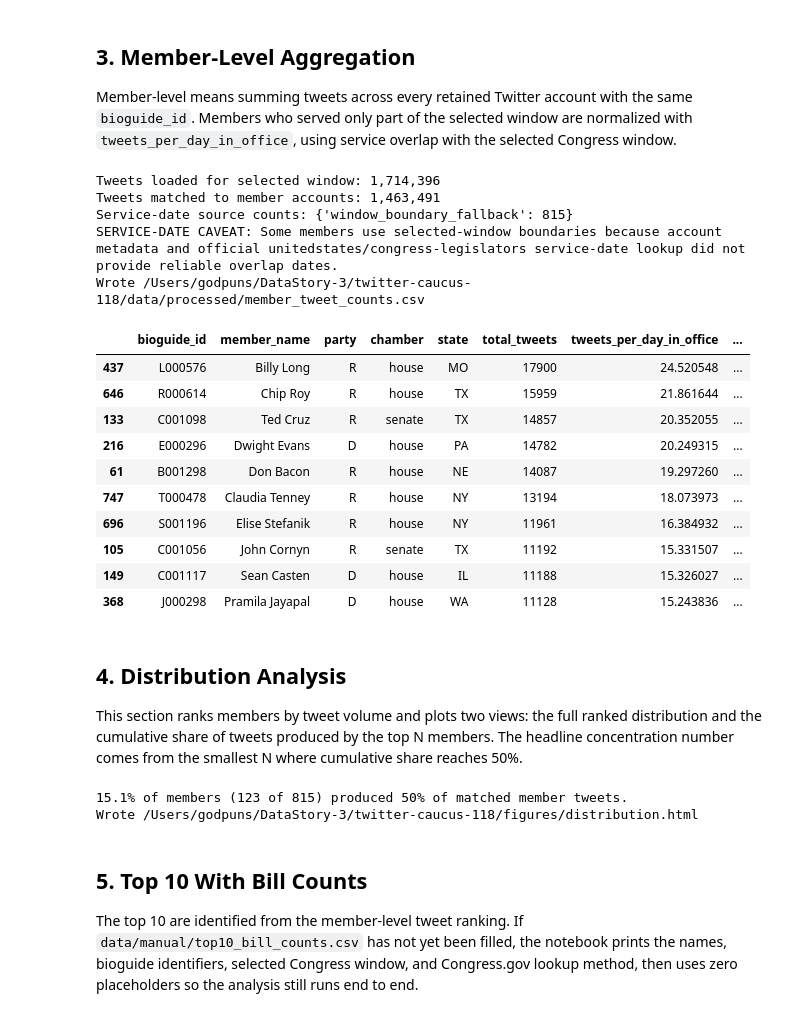
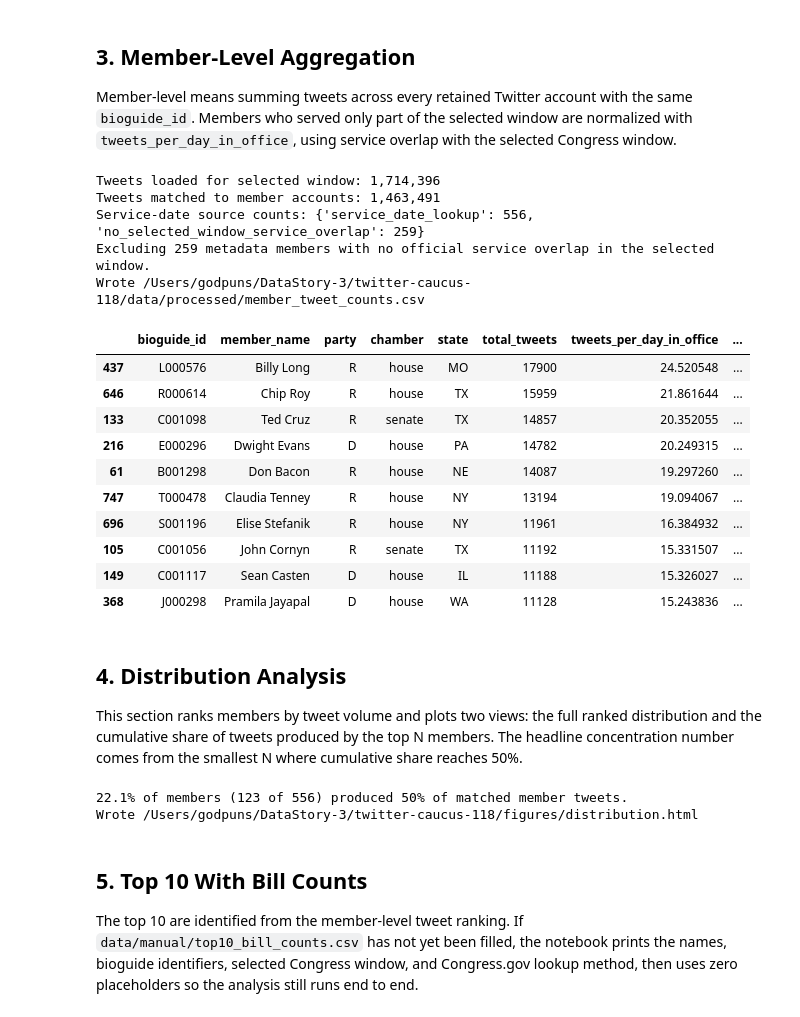
Before and after one commit to andyhkim29/DataStory-3, a Jupyter notebook: twitter-caucus-118/notebook.executed.ipynb, the cells around one changed output. Drawn from its saved outputs; the diff is of its cells as text; code cells hidden in the pictures.

Commit message:
Fix service-date filtering and methodology checks

```diff
--- a/twitter-caucus-118/notebook.executed.ipynb
+++ b/twitter-caucus-118/notebook.executed.ipynb
@@ -24,6 +24,7 @@ import pandas as pd
 import plotly.graph_objects as go
 from plotly.subplots import make_subplots
 import requests
+import yaml
 from IPython.display import Markdown, display
 
 PROJECT_DIR = Path.cwd()
@@ -42,8 +43,8 @@ for path in [TWEET_CACHE_DIR, ACCOUNT_CACHE_DIR, SERVICE_DATE_DIR, PROCESSED_DIR
 TWEET_URL_TEMPLATE = "https://raw.githubusercontent.com/alexlitel/congresstweets/master/data/{date}.json"
 ACCOUNT_METADATA_URL = "https://raw.githubusercontent.com/alexlitel/congresstweets-accounts/master/historical-users-filtered.json"
 # This public dataset is used only as a service-date fallback when account metadata lacks reliable service dates.
-LEGISLATORS_CURRENT_URL = "https://raw.githubusercontent.com/unitedstates/congress-legislators/main/legislators-current.json"
-LEGISLATORS_HISTORICAL_URL = "https://raw.githubusercontent.com/unitedstates/congress-legislators/main/legislators-historical.json"
+LEGISLATORS_CURRENT_URL = "https://raw.githubusercontent.com/unitedstates/congress-legislators/main/legislators-current.yaml"
+LEGISLATORS_HISTORICAL_URL = "https://raw.githubusercontent.com/unitedstates/congress-legislators/main/legislators-historical.yaml"
 
 PRIMARY_WINDOW = {"label": "118th Congress", "start": date(2023, 1, 3), "end": date(2025, 1, 3)}
 FALLBACK_WINDOW = {"label": "117th Congress", "start": date(2021, 1, 3), "end": date(2023, 1, 3)}
@@ -85,6 +86,23 @@ def read_or_download_json(cache_path: Path, url: str) -> tuple[Any | None, str]:
     except requests.RequestException:
         return None, "download_failed"
     except json.JSONDecodeError:
+        return None, "parse_failed"
+
+
+def read_or_download_yaml(cache_path: Path, url: str) -> tuple[Any | None, str]:
+    if cache_path.exists():
+        try:
+            return yaml.safe_load(cache_path.read_text()), "cached"
+        except yaml.YAMLError:
+            return None, "parse_failed"
+    try:
+        text = download_text(url)
+        data = yaml.safe_load(text)
+        cache_path.write_text(text)
+        return data, "downloaded"
+    except requests.RequestException:
+        return None, "download_failed"
+    except yaml.YAMLError:
         return None, "parse_failed"
 
 
@@ -257,8 +275,8 @@ def load_service_dates() -> pd.DataFrame:
     if manual_path.exists():
         return pd.read_csv(manual_path)
     frames = []
-    for filename, url in [("legislators-current.json", LEGISLATORS_CURRENT_URL), ("legislators-historical.json", LEGISLATORS_HISTORICAL_URL)]:
-        data, status = read_or_download_json(SERVICE_DATE_DIR / filename, url)
+    for filename, url in [("legislators-current.yaml", LEGISLATORS_CURRENT_URL), ("legislators-historical.yaml", LEGISLATORS_HISTORICAL_URL)]:
+        data, status = read_or_download_yaml(SERVICE_DATE_DIR / filename, url)
         if isinstance(data, list):
             frames.append(flatten_legislators(data))
         else:
@@ -332,6 +348,8 @@ def service_overlap_days(bioguide_id: str, fallback_start: Any, fallback_end: An
                 start = overlap["official_start_date"].min()
                 end = overlap["official_end_date"].fillna(window_end).max()
                 source = "service_date_lookup"
+            else:
+                return 0, "", "", "no_selected_window_service_overlap"
     if pd.isna(start):
         start = window_start
         source = "window_boundary_fallback"
@@ -339,7 +357,7 @@ def service_overlap_days(bioguide_id: str, fallback_start: Any, fallback_end: An
         end = window_end
     start = max(start, window_start)
     end = min(end, window_end)
-    days = max(int((end - start).days), 1)
+    days = max(int((end - start).days), 0)
     return days, start.date().isoformat(), end.date().isoformat(), source
 
 
@@ -368,36 +386,40 @@ service_rows = member_counts.apply(
 )
 member_counts[["days_in_office", "service_start_used", "service_end_used", "service_date_source"]] = pd.DataFrame(service_rows.tolist(), index=member_counts.index)
 service_date_sources = member_counts["service_date_source"].value_counts().to_dict()
 print(f"Service-date source counts: {service_date_sources}")
+excluded_no_service = int(member_counts["service_date_source"].eq("no_selected_window_service_overlap").sum())
+if excluded_no_service:
+    print(f"Excluding {excluded_no_service:,} metadata members with no official service overlap in the selected window.")
+member_counts = member_counts.loc[member_counts["days_in_office"] > 0].copy()
 if service_date_sources.get("window_boundary_fallback", 0):
     print("SERVICE-DATE CAVEAT: Some members use selected-window boundaries because account metadata and official unitedstates/congress-legislators service-date lookup did not provide reliable overlap dates.")
 member_counts["tweets_per_day_in_office"] = member_counts["total_tweets"] / member_counts["days_in_office"]
 
 member_counts = member_counts[[
     "bioguide_id", "member_name", "party", "chamber", "state", "total_tweets",
     "tweets_per_day_in_office", "account_count", "days_in_office",
     "service_start_used", "service_end_used", "service_date_source"
 ]].sort_values("total_tweets", ascending=False)
 
 contract_columns = ["bioguide_id", "member_name", "party", "chamber", "state", "total_tweets", "tweets_per_day_in_office", "account_count", "days_in_office"]
 assert_columns(member_counts, contract_columns, "member_tweet_counts.csv")
 assert member_counts["bioguide_id"].is_unique, "bioguide_id must be unique in member_tweet_counts.csv"
 member_counts.to_csv(MEMBER_COUNTS_PATH, index=False)
 print(f"Wrote {MEMBER_COUNTS_PATH}")
 display(member_counts.head(10))
 # %% [output]
 Tweets loaded for selected window: 1,714,396
 Tweets matched to member accounts: 1,463,491
-Service-date source counts: {'window_boundary_fallback': 815}
-SERVICE-DATE CAVEAT: Some members use selected-window boundaries because account metadata and official unitedstates/congress-legislators service-date lookup did not provide reliable overlap dates.
+Service-date source counts: {'service_date_lookup': 556, 'no_selected_window_service_overlap': 259}
+Excluding 259 metadata members with no official service overlap in the selected window.
 Wrote /Users/godpuns/DataStory-3/twitter-caucus-118/data/processed/member_tweet_counts.csv
 |  | bioguide_id | member_name | party | chamber | state | total_tweets | tweets_per_day_in_office | ... |
 | 437 | L000576 | Billy Long | R | house | MO | 17900 | 24.520548 | ... |
 | 646 | R000614 | Chip Roy | R | house | TX | 15959 | 21.861644 | ... |
 | 133 | C001098 | Ted Cruz | R | senate | TX | 14857 | 20.352055 | ... |
 | 216 | E000296 | Dwight Evans | D | house | PA | 14782 | 20.249315 | ... |
 | 61 | B001298 | Don Bacon | R | house | NE | 14087 | 19.297260 | ... |
-| 747 | T000478 | Claudia Tenney | R | house | NY | 13194 | 18.073973 | ... |
+| 747 | T000478 | Claudia Tenney | R | house | NY | 13194 | 19.094067 | ... |
 | 696 | S001196 | Elise Stefanik | R | house | NY | 11961 | 16.384932 | ... |
 | 105 | C001056 | John Cornyn | R | senate | TX | 11192 | 15.331507 | ... |
 | 149 | C001117 | Sean Casten | D | house | IL | 11188 | 15.326027 | ... |
@@ -461,7 +483,7 @@ except Exception as exc:
 print(f"Wrote {DISTRIBUTION_HTML_PATH}")
 fig
 # %% [output]
-15.1% of members (123 of 815) produced 50% of matched member tweets.
+22.1% of members (123 of 556) produced 50% of matched member tweets.
 Wrote /Users/godpuns/DataStory-3/twitter-caucus-118/figures/distribution.html
 # %% [markdown]
 ## 5. Top 10 With Bill Counts
```
Also changed, not shown: parts of 5 cells of this notebook, 8 other files.
